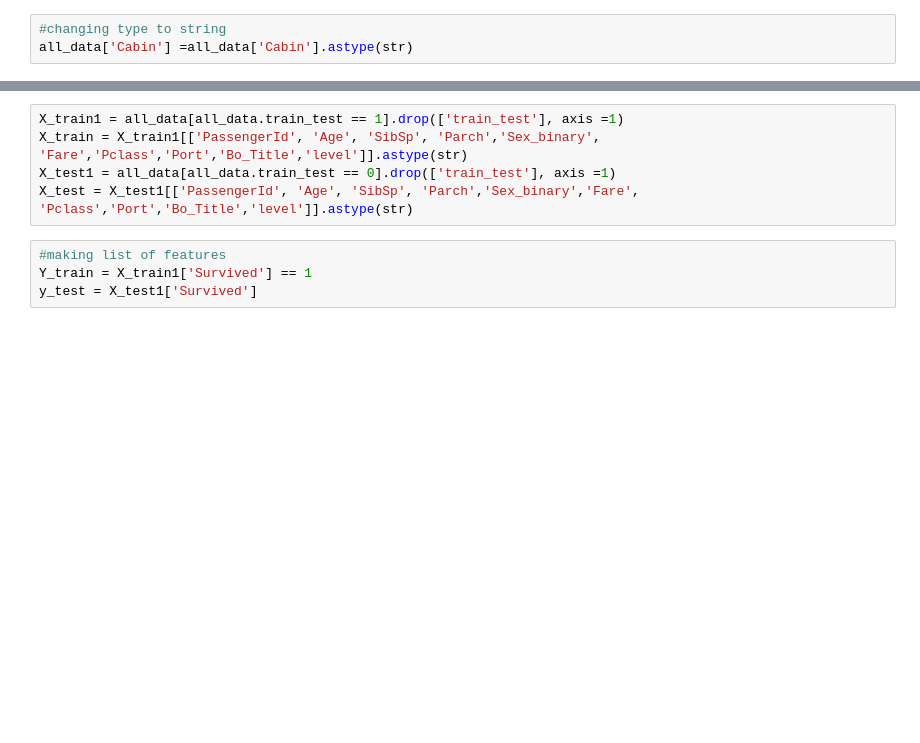
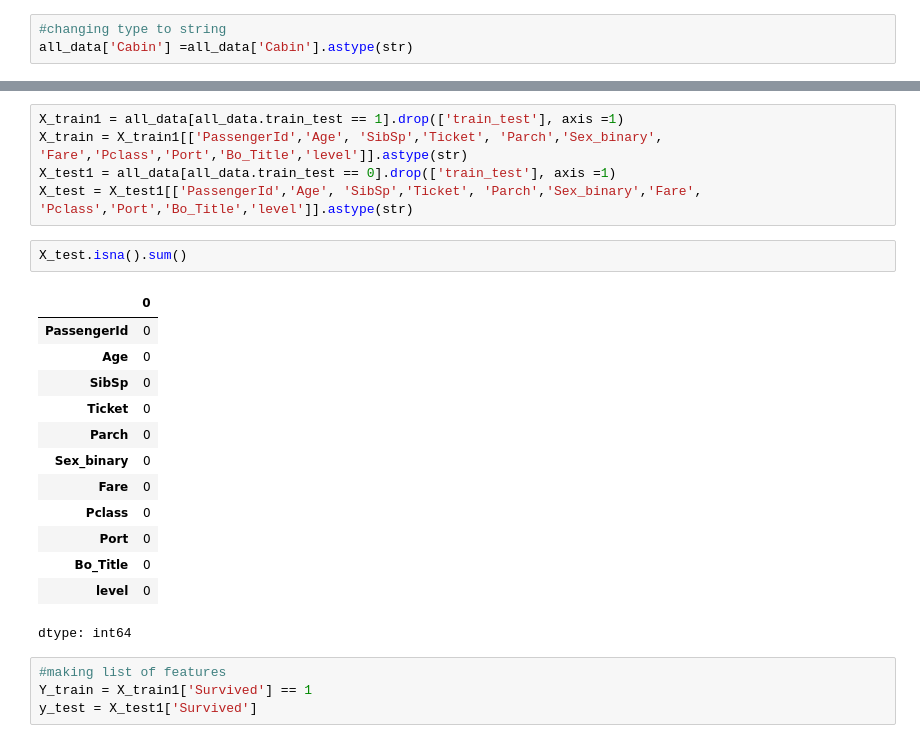
Before and after one commit to Kieil/Titanic-ML, a Jupyter notebook: Titanic.ipynb, the cells around one changed output, grey strips where cells are left out. Cells and saved outputs as stored; diff of their text form; blank space fills up the shorter version.

Commit message:
MY own way of predicting Surviving passengers on titanic

```diff
--- a/Titanic.ipynb
+++ b/Titanic.ipynb
@@ -83,8 +133,24 @@ all_data['level'] = level
 # %%
 X_train1 = all_data[all_data.train_test == 1].drop(['train_test'], axis =1)
-X_train = X_train1[['PassengerId', 'Age', 'SibSp', 'Parch','Sex_binary', 'Fare','Pclass','Port','Bo_Title','level']].astype(str)
+X_train = X_train1[['PassengerId','Age', 'SibSp','Ticket', 'Parch','Sex_binary', 'Fare','Pclass','Port','Bo_Title','level']].astype(str)
 X_test1 = all_data[all_data.train_test == 0].drop(['train_test'], axis =1)
-X_test = X_test1[['PassengerId', 'Age', 'SibSp', 'Parch','Sex_binary','Fare', 'Pclass','Port','Bo_Title','level']].astype(str)
+X_test = X_test1[['PassengerId','Age', 'SibSp','Ticket', 'Parch','Sex_binary','Fare', 'Pclass','Port','Bo_Title','level']].astype(str)
+# %%
+X_test.isna().sum()
+# %% [output]
+|  | 0 |
+| PassengerId | 0 |
+| Age | 0 |
+| SibSp | 0 |
+| Ticket | 0 |
+| Parch | 0 |
+| Sex_binary | 0 |
+| Fare | 0 |
+| Pclass | 0 |
+| Port | 0 |
+| Bo_Title | 0 |
+| level | 0 |
+dtype: int64
 # %%
 #making list of features
 Y_train = X_train1['Survived'] == 1
```
Also changed, not shown: parts of 23 cells of this notebook.
